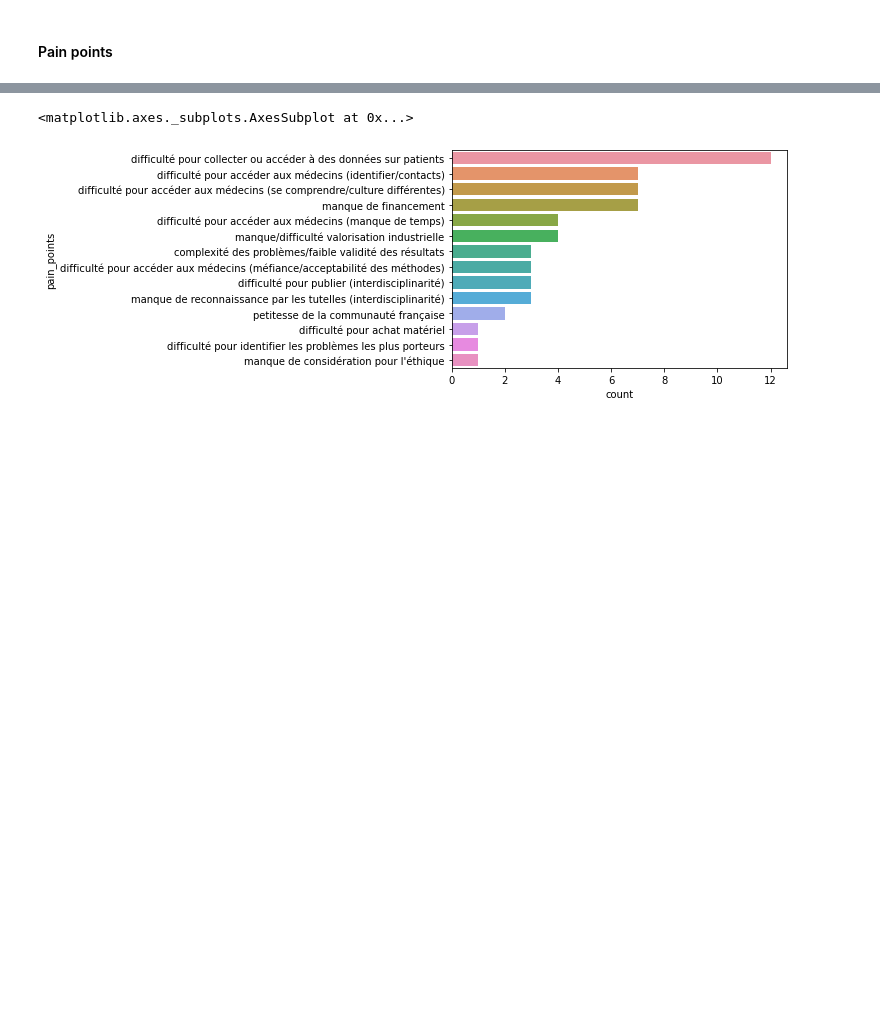
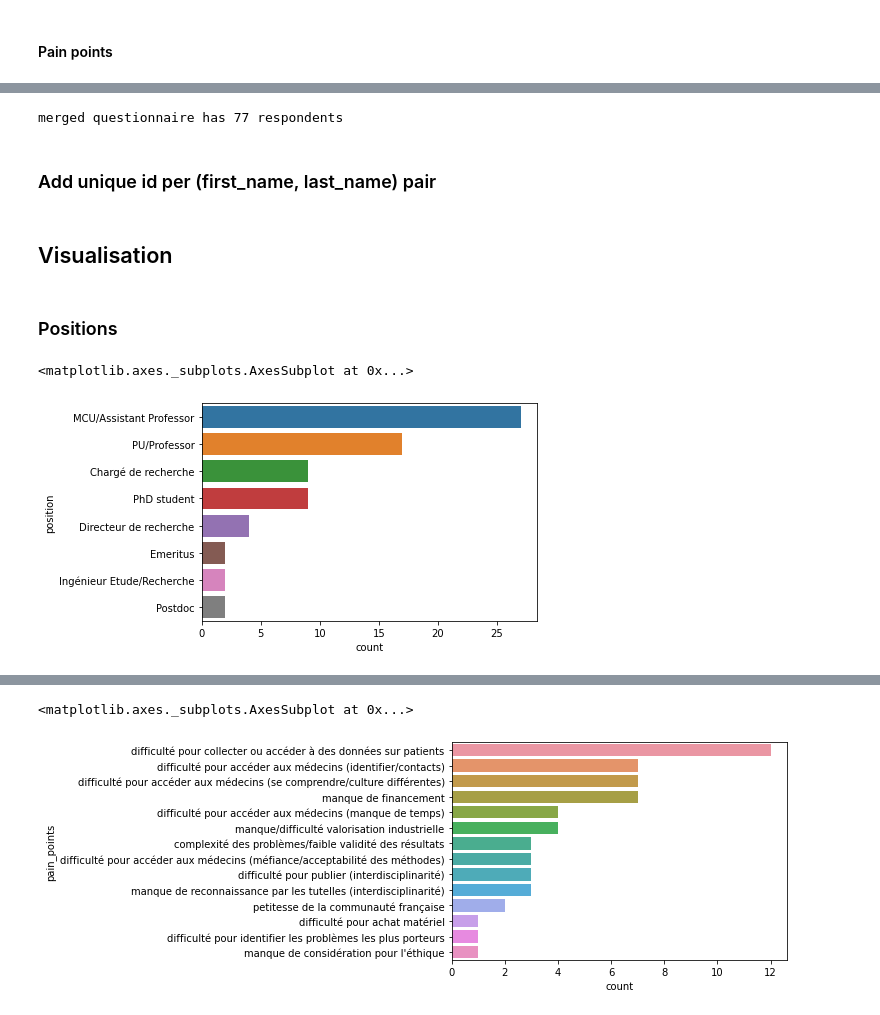
Before and after one commit to neuro-team-femto/auto_sante, a Jupyter notebook: analysis.ipynb, the cells around one changed output, grey strips where cells are left out. Cells and saved outputs as stored; diff of their text form; code cells hidden in the pictures; blank space fills up the shorter version.

Commit message:
merged both questionnaires (with duplicate identities) and moved visualisation to end of notebook

```diff
--- a/analysis.ipynb
+++ b/analysis.ipynb
@@ -614,8 +493,8 @@ sns.countplot(y="interests",
 #### Pain points
 # %%
 # split list in each column and explode as separate rows
-question_df.pain_points = question_df.pain_points.str.split(r"\bet\b")
-question_df= question_df.explode('pain_points')
-question_df.pain_points = question_df.pain_points.str.split(',')
-question_df= question_df.explode('pain_points')
+questions2_df.pain_points = questions2_df.pain_points.str.split(r"\bet\b")
+questions2_df= questions2_df.explode('pain_points')
+questions2_df.pain_points = questions2_df.pain_points.str.split(',')
+questions2_df= questions2_df.explode('pain_points')
 # %%
@@ -725,0 +625,26 @@ question_df = question_df.dropna(subset=['pain_points']) # this removes duplicat
+# %%
+# drop duplicates from questions1
+duplicate_respondents = questions2_df[questions2_df.respondent.isin(questions1_df.respondent.unique())].respondent.unique()
+questions1_df = questions1_df[~ questions1_df.respondent.isin(duplicate_respondents)]
+# %%
+# concat
+questions_df = pd.concat([questions1_df,questions2_df], ignore_index=True)
+print("merged questionnaire has %d respondents"%(questions_df.respondent.nunique()))
+# %% [output]
+merged questionnaire has 77 respondents
+# %% [markdown]
+### Add unique id per (first_name, last_name) pair
+# %%
+questions_df['respondent'] = pd.factorize(questions_df['respondent'])[0]
+# %% [markdown]
+## Visualisation
+# %% [markdown]
+### Positions
+# %%
+sns.countplot(y="position",
+              order = questions_df.groupby(['position']).respondent.nunique().reset_index().sort_values(by='respondent',
+                                                                                                     ascending=False).position,
+              data=questions_df.drop_duplicates(subset=['respondent','position'], keep='first'))
+# %% [output]
+<matplotlib.axes._subplots.AxesSubplot at 0x...>
+[figure, added]
```
Also changed, not shown: parts of 69 cells of this notebook.
